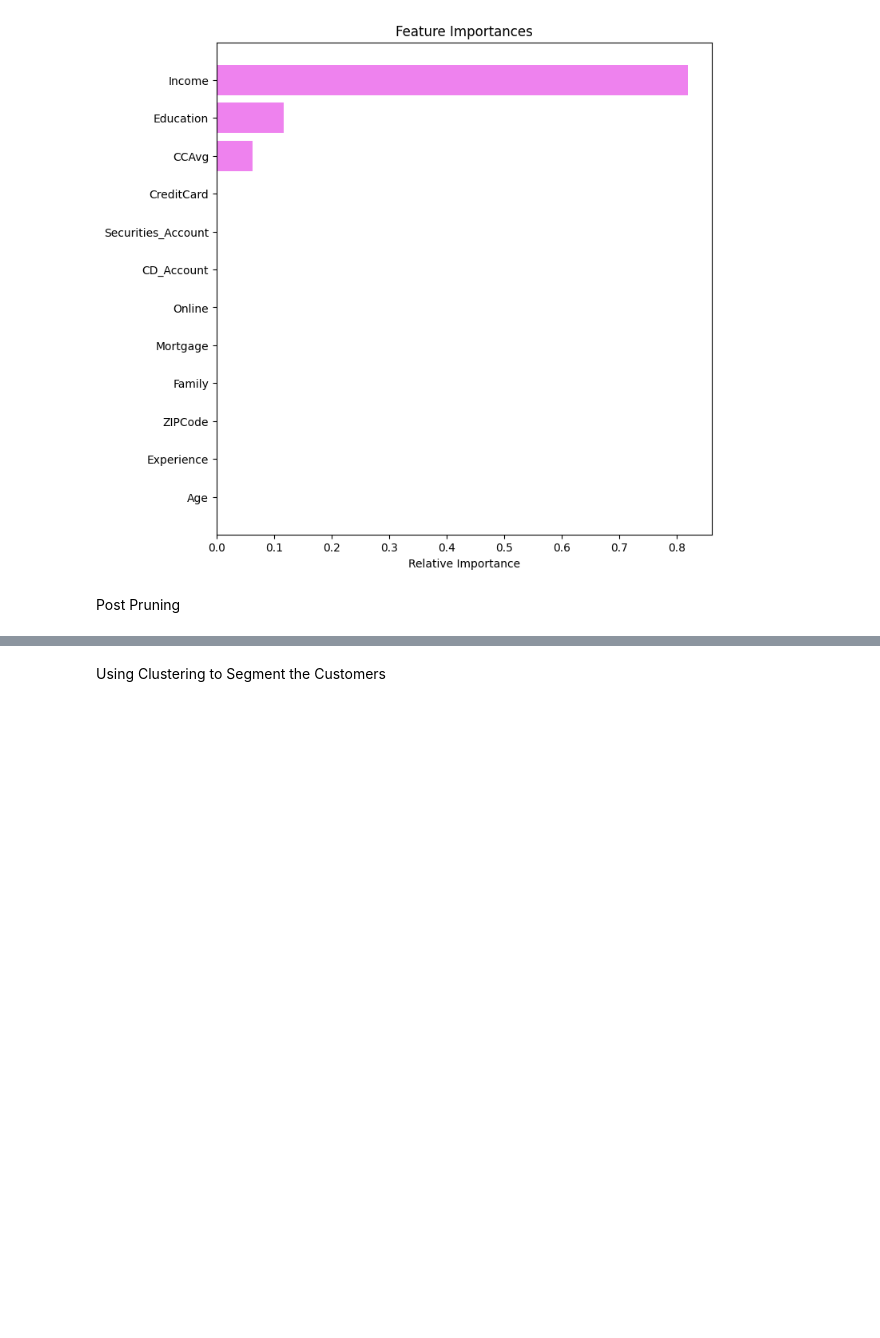
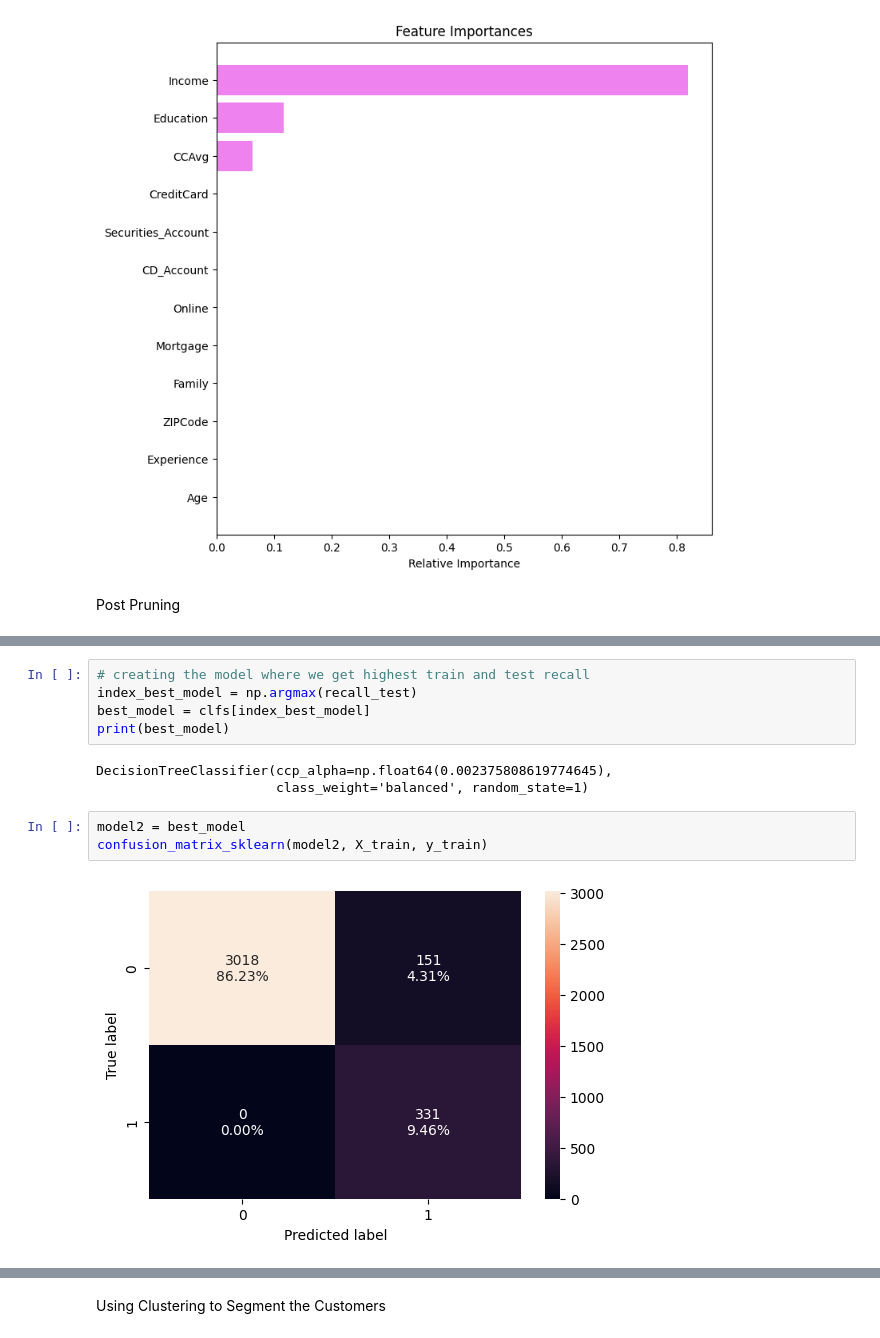
Before and after one commit to AkshayGovindaraj/GoogleColab, a Jupyter notebook: AIML_ML_Project_Full_Code_Notebookv1.ipynb, the cells around one changed output, grey strips where cells are left out. Drawn from its saved outputs; the diff is of its cells as text; blank space fills up the shorter version.

```diff
--- a/AIML_ML_Project_Full_Code_Notebookv1.ipynb
+++ b/AIML_ML_Project_Full_Code_Notebookv1.ipynb
@@ -594,0 +689,13 @@ Post Pruning
+# %%
+# creating the model where we get highest train and test recall
+index_best_model = np.argmax(recall_test)
+best_model = clfs[index_best_model]
+print(best_model)
+# %% [output]
+DecisionTreeClassifier(ccp_alpha=np.float64(0.002375808619774645),
+                       class_weight='balanced', random_state=1)
+# %%
+model2 = best_model
+confusion_matrix_sklearn(model2, X_train, y_train)
+# %% [output]
+[figure, added]
```
Also changed, not shown: parts of 12 cells of this notebook.
